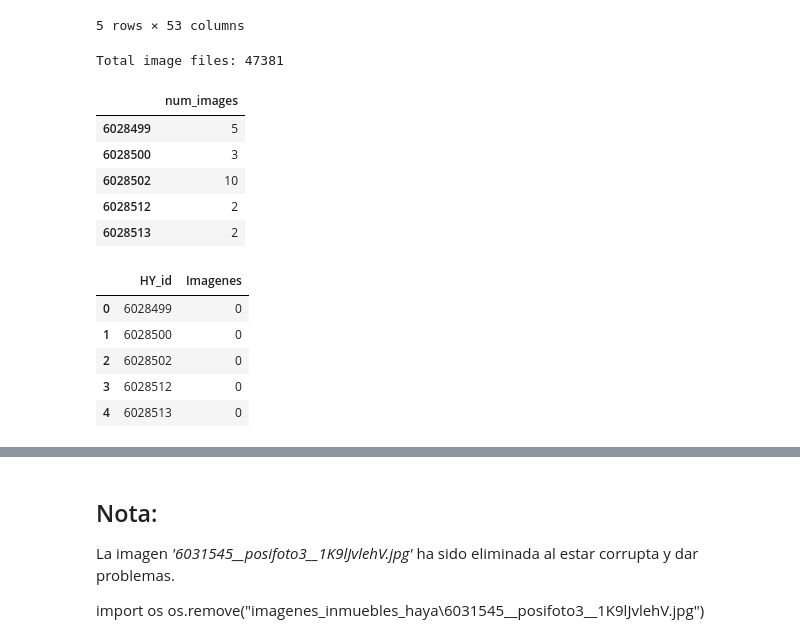
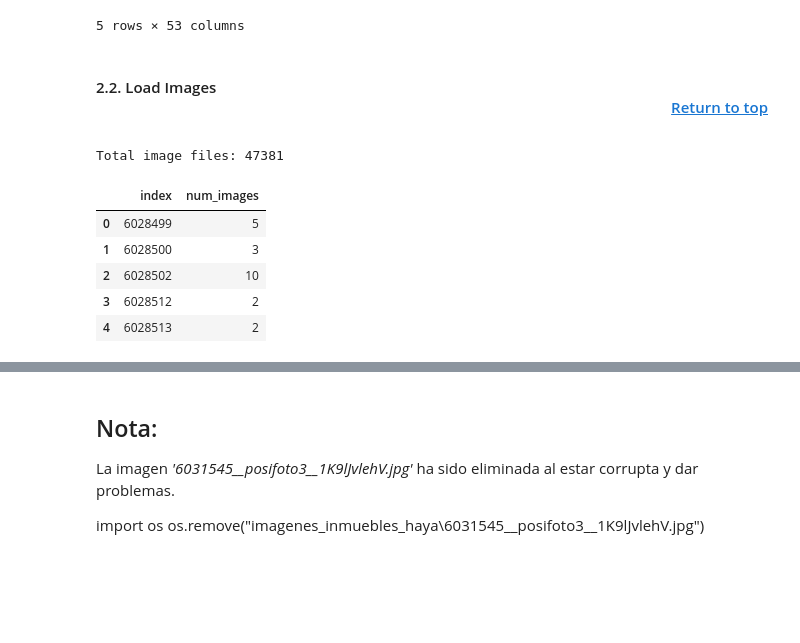
Before and after one commit to RohitUttam/UniversityHack2019, a Jupyter notebook: Expl_ini_rf.ipynb, the cells around one changed output, grey strips where cells are left out. Drawn from its saved outputs; the diff is of its cells as text; code cells hidden in the pictures; blank space fills up the shorter version.

```diff
--- a/Expl_ini_rf.ipynb
+++ b/Expl_ini_rf.ipynb
@@ -50,38 +54,32 @@ modelar.head()
 | 3 | 6028512 | 30592 | Murcia | Plaza de garaje situada en la pla... | NaN | Garaje | NaN | ... |
 | 4 | 6028513 | 30592 | Murcia | Plaza de garaje situada en la pla... | NaN | Garaje | NaN | ... |
 5 rows × 53 columns
+# %% [markdown]
+<a id='loadimages'></a>
+
+#### 2.2. Load Images <p style="text-align: right;"> <a href='#top'>Return to top</a> </p>
 # %%
 #Load all images in folder:
 def load_images(filenames):
     images = np.asarray([scpm.imread(file) for file in filenames])
     return images
 
 #Get file names:
 names = sorted(glob.glob('imagenes_inmuebles_haya/*.jpg'))
 print('Total image files:', len(names))
 
 lista=[names[i][24:31] for i in range(len(names))]
 
 #Count images per HY_ID
 num_images=pd.DataFrame(Counter(lista), index=['num_images']).transpose()
+num_images=num_images.reset_index()
+num_images['index']=num_images['index'].astype(int)
 num_images.head()
 # %% [output]
 Total image files: 47381
-|  | num_images |
-| 6028499 | 5 |
-| 6028500 | 3 |
-| 6028502 | 10 |
-| 6028512 | 2 |
-| 6028513 | 2 |
+|  | index | num_images |
+| 0 | 6028499 | 5 |
+| 1 | 6028500 | 3 |
+| 2 | 6028502 | 10 |
+| 3 | 6028512 | 2 |
+| 4 | 6028513 | 2 |
-# %%
-modelar.insert(52,'Imagenes',0)
-modelar[['HY_id','Imagenes']].head()
-
-#Falta hacer merge
-# %% [output]
-|  | HY_id | Imagenes |
-| 0 | 6028499 | 0 |
-| 1 | 6028500 | 0 |
-| 2 | 6028502 | 0 |
-| 3 | 6028512 | 0 |
-| 4 | 6028513 | 0 |
```
Also changed, not shown: parts of 6 cells of this notebook.
